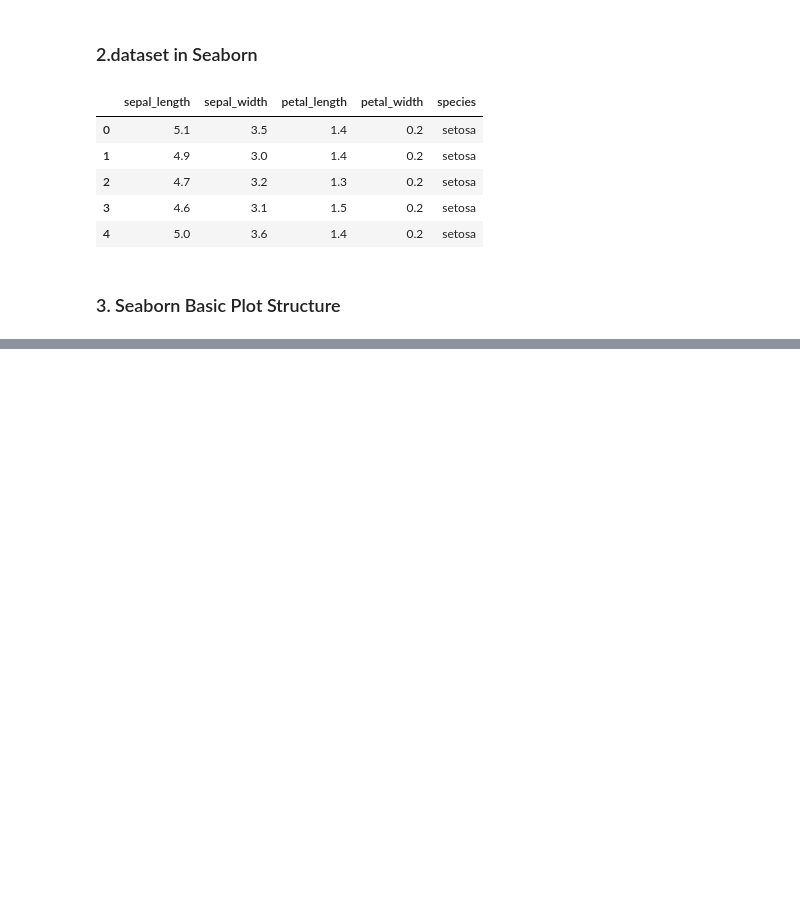
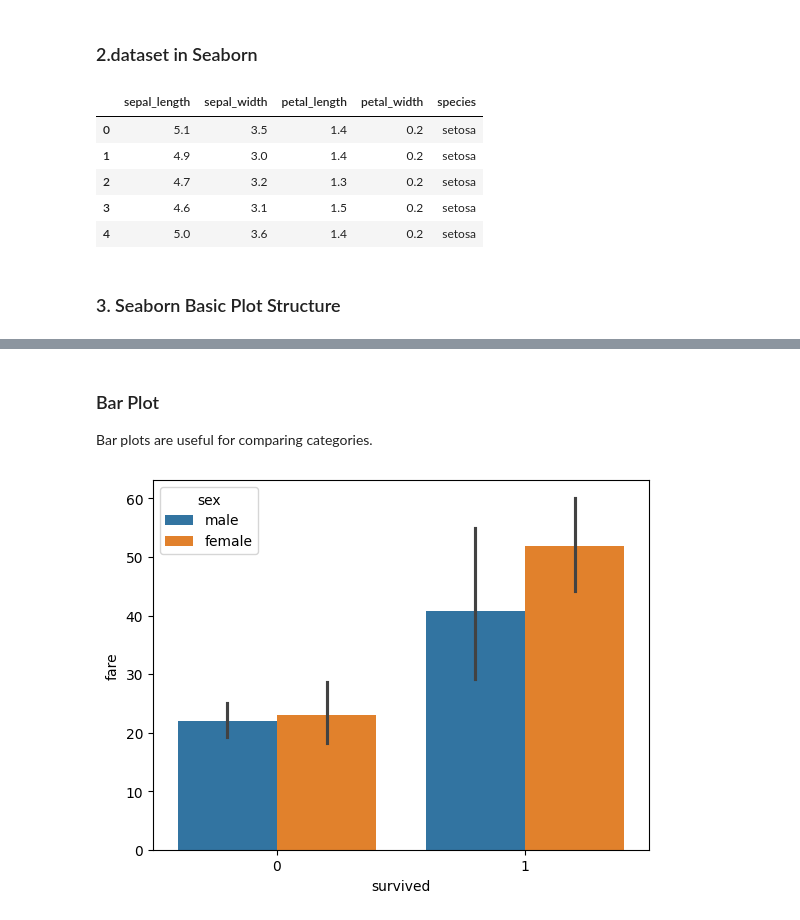
Before and after one commit to itsvikky12/Data-visualization-Python, a Jupyter notebook: Seaborn/Day5_Seaborn.ipynb, the cells around one changed output, grey strips where cells are left out. Saved outputs shown, nothing was run; the diff lists cells and outputs as text; code cells hidden in the pictures; blank space fills up the shorter version.

```diff
--- a/Seaborn/Day5_Seaborn.ipynb
+++ b/Seaborn/Day5_Seaborn.ipynb
@@ -74,0 +133,14 @@ plt.show()
+# %% [markdown]
+### Bar Plot
+Bar plots are useful for comparing categories.
+# %%
+sns.barplot(
+    data=titanic,
+    x="survived",
+    y="fare",
+    hue="sex"
+)
+
+plt.show()
+# %% [output]
+[figure, added]
```
Also changed, not shown: parts of 55 cells of this notebook, 10 other files.
